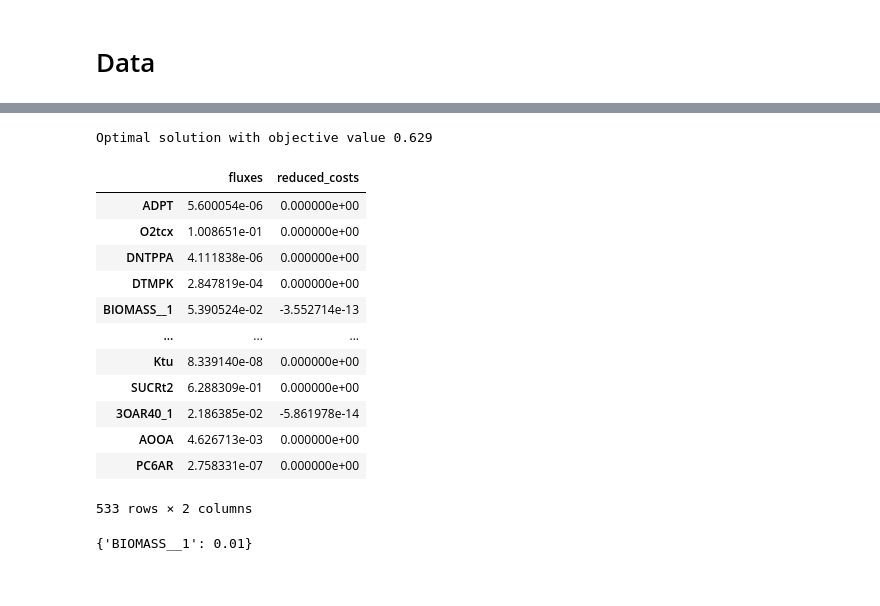
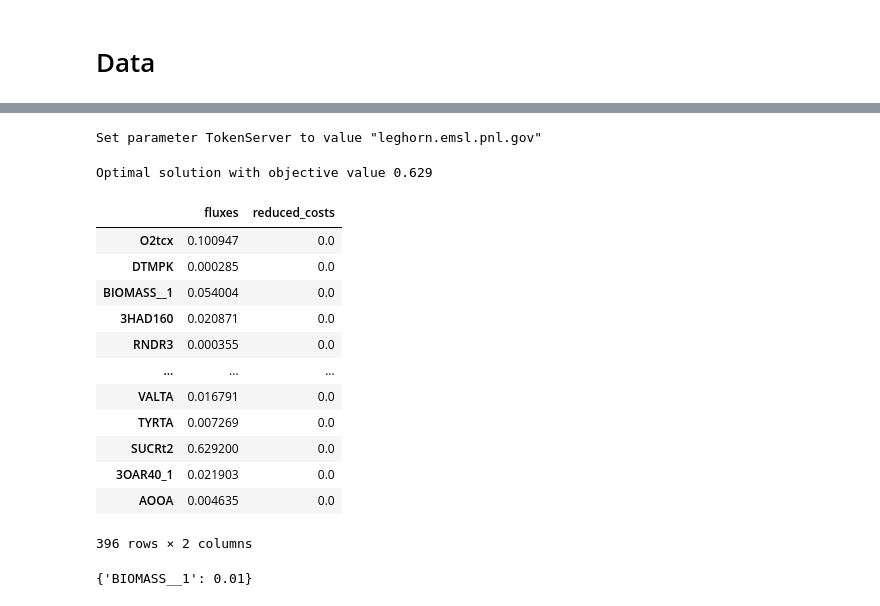
Before and after one commit to pnnl-predictive-phenomics/syn_bmca, a Jupyter notebook: notebooks/Run-Eflux.ipynb, the cells around one changed output, grey strips where cells are left out. Drawn from its saved outputs; the diff is of its cells as text; code cells hidden in the pictures.

```diff
--- a/notebooks/Run-Eflux.ipynb
+++ b/notebooks/Run-Eflux.ipynb
@@ -32,26 +19,31 @@ normalized_enzyme_activity.csv       sucrose_metabolomics.csv*
 # %%
 enzyme_activity = pd.read_csv('../data/circadian_experiments/processed_data/normalized_enzyme_activity.csv', index_col='Reaction_ID')
 reference_condition = 'L_T16_B'
-model = cobra.io.load_json_model('../models/syn_elong_flipped_no_zero.json')
+
+# model = cobra.io.load_json_model('../models/syn_elong_flipped_no_zero.json')
+# Run Eflux on further reduced model (with biomass cofactor removed)
+model = cobra.io.load_json_model('../models/syn_elong_flipped_no_zero_nocofactors.json')
+
 model.reactions.BIOMASS__1.lower_bound = 0.01
 model.reactions.EX_sucr_e.lower_bound = 0.0
 model.objective = 'EX_sucr_e'
 model.optimize()
 # %% [output]
-Optimal solution with objective value 0.629
+Set parameter TokenServer to value "leghorn.emsl.pnl.gov"
+Optimal solution with objective value 0.629
 |  | fluxes | reduced_costs |
-| ADPT | 5.600054e-06 | 0.000000e+00 |
-| O2tcx | 1.008651e-01 | 0.000000e+00 |
-| DNTPPA | 4.111838e-06 | 0.000000e+00 |
-| DTMPK | 2.847819e-04 | 0.000000e+00 |
-| BIOMASS__1 | 5.390524e-02 | -3.552714e-13 |
+| O2tcx | 0.100947 | 0.0 |
+| DTMPK | 0.000285 | 0.0 |
+| BIOMASS__1 | 0.054004 | 0.0 |
+| 3HAD160 | 0.020871 | 0.0 |
+| RNDR3 | 0.000355 | 0.0 |
 | ... | ... | ... |
-| Ktu | 8.339140e-08 | 0.000000e+00 |
-| SUCRt2 | 6.288309e-01 | 0.000000e+00 |
-| 3OAR40_1 | 2.186385e-02 | -5.861978e-14 |
-| AOOA | 4.626713e-03 | 0.000000e+00 |
-| PC6AR | 2.758331e-07 | 0.000000e+00 |
+| VALTA | 0.016791 | 0.0 |
+| TYRTA | 0.007269 | 0.0 |
+| SUCRt2 | 0.629200 | 0.0 |
+| 3OAR40_1 | 0.021903 | 0.0 |
+| AOOA | 0.004635 | 0.0 |
-533 rows × 2 columns
+396 rows × 2 columns
 # %%
 positive_lb = {rxn.id: rxn.lower_bound for rxn in model.reactions if rxn.lower_bound > 0}
 positive_lb
```
Also changed, not shown: parts of 13 cells of this notebook, 2 other files.
